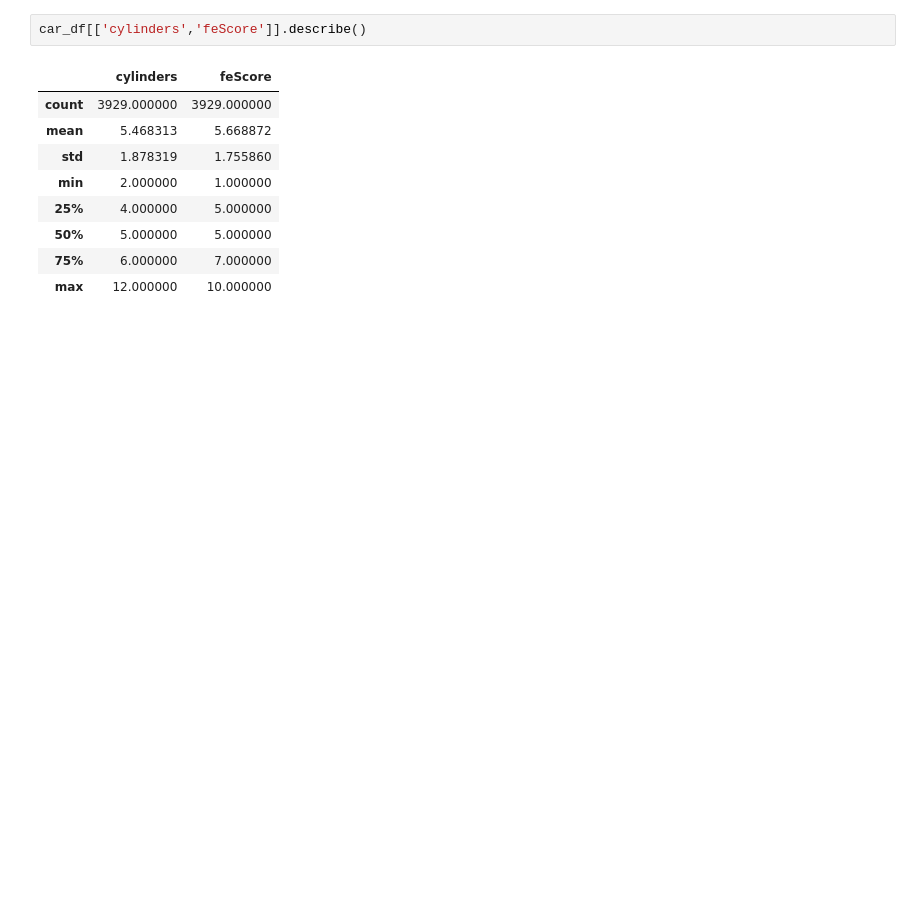
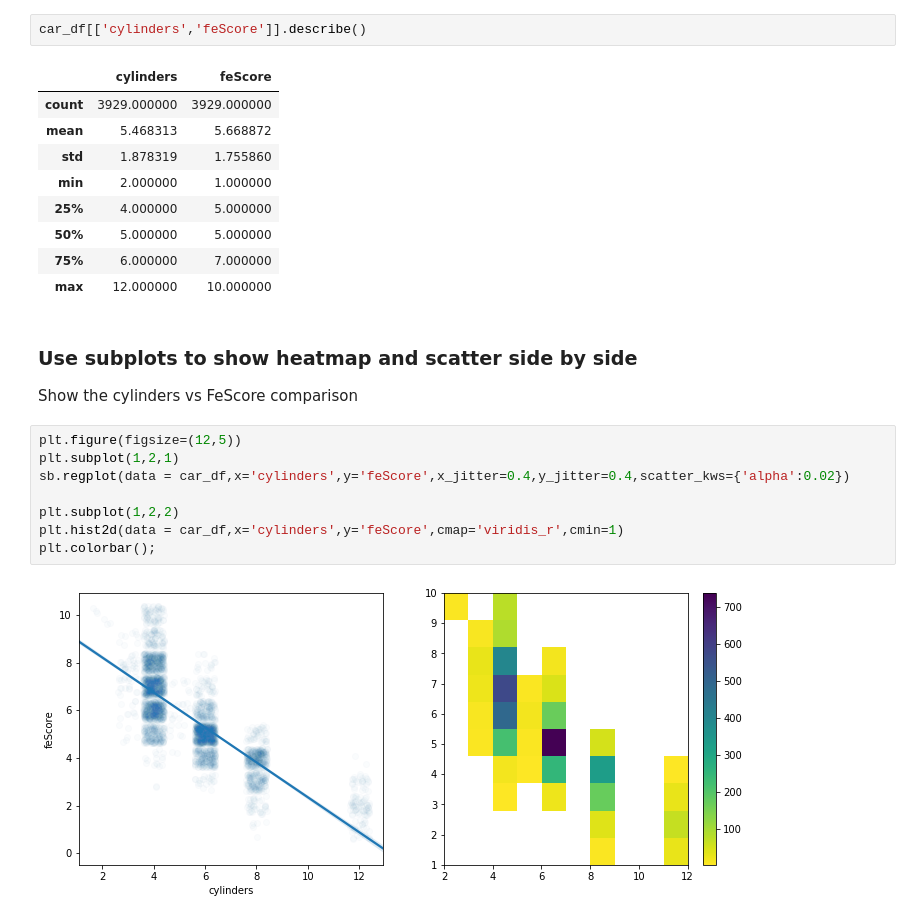
Before and after one commit to rashokanand/python_viz_matplotlib_seaborn, a Jupyter notebook: Bivariate_visualizations.ipynb, the cells around one changed output. Cells and saved outputs as stored; diff of their text form; blank space fills up the shorter version.

Commit message:
feat: Adjust figsize and subplot width ratio

```diff
--- a/Bivariate_visualizations.ipynb
+++ b/Bivariate_visualizations.ipynb
@@ -106,3 +106,16 @@ car_df[['cylinders','feScore']].describe()
 | 50% | 5.000000 | 5.000000 |
 | 75% | 6.000000 | 7.000000 |
 | max | 12.000000 | 10.000000 |
+# %% [markdown]
+### Use subplots to show heatmap and scatter side by side
+Show the cylinders vs FeScore comparison
+# %%
+plt.figure(figsize=(12,5))
+plt.subplot(1,2,1)
+sb.regplot(data = car_df,x='cylinders',y='feScore',x_jitter=0.4,y_jitter=0.4,scatter_kws={'alpha':0.02})
+
+plt.subplot(1,2,2)
+plt.hist2d(data = car_df,x='cylinders',y='feScore',cmap='viridis_r',cmin=1)
+plt.colorbar();
+# %% [output]
+[figure, added]
```
Also changed, not shown: parts of 2 cells of this notebook.
